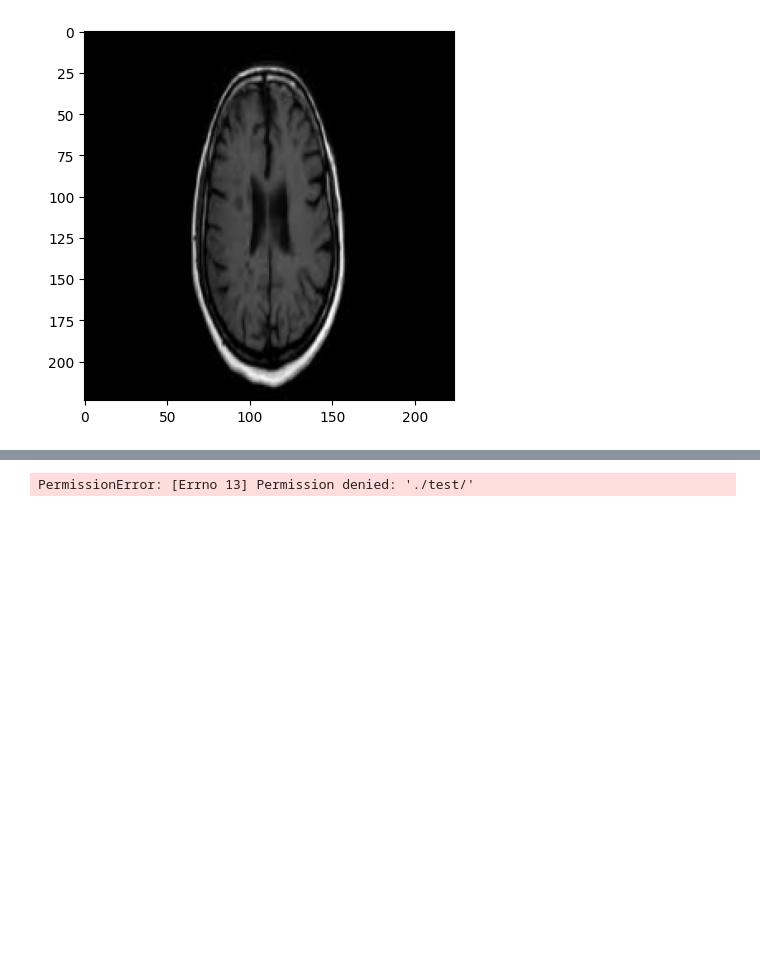
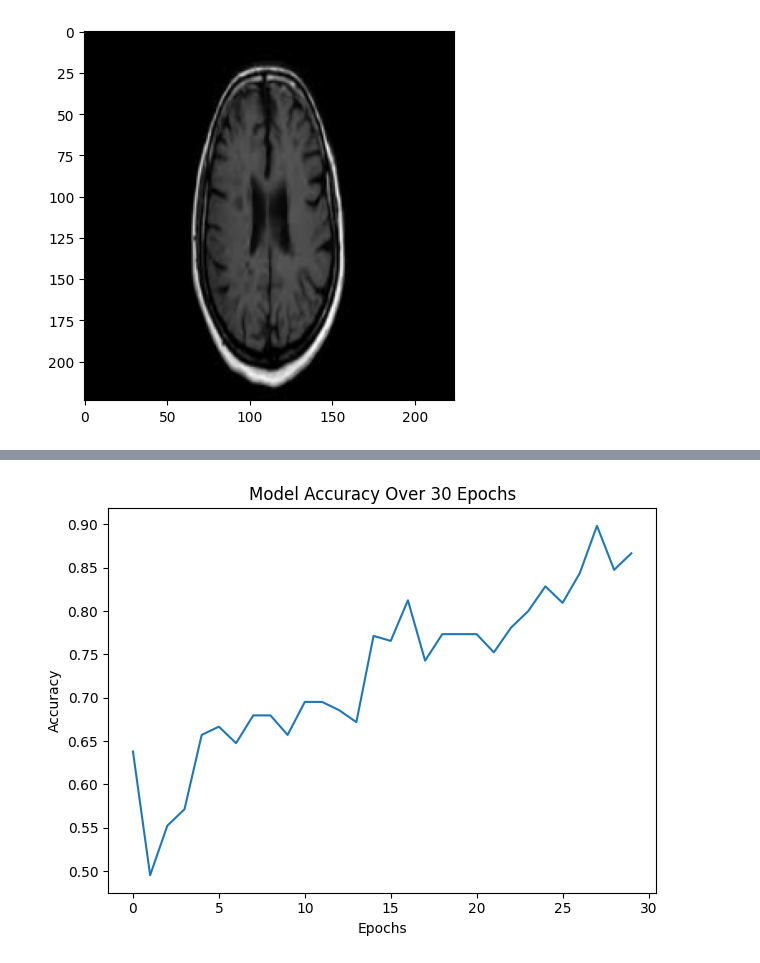
Before and after one commit to Qamil-Mirza/My-Data-Projects, a Jupyter notebook: Tumor-Classification/classifier.ipynb, the cells around one changed output, grey strips where cells are left out. Drawn from its saved outputs; the diff is of its cells as text; code cells hidden in the pictures; blank space fills up the shorter version.

Commit message:
added baseline model

```diff
--- a/Tumor-Classification/classifier.ipynb
+++ b/Tumor-Classification/classifier.ipynb
@@ -153,7 +149,7 @@ train_generator = train_datagen.flow_from_directory(
 
 # Create a simple CNN model
 model = models.Sequential()
-model.add(layers.Conv2D(32, (3, 3), activation='relu', input_shape=(img_width, img_height, 3)))
+model.add(layers.Conv2D(64, (3, 3), activation='relu', input_shape=(img_width, img_height, 3)))
 model.add(layers.MaxPooling2D((2, 2)))
 model.add(layers.Conv2D(64, (3, 3), activation='relu'))
 model.add(layers.MaxPooling2D((2, 2)))
@@ -167,13 +163,13 @@ model.add(layers.Dense(1, activation='sigmoid'))
 model.compile(optimizer='adam', loss='binary_crossentropy', metrics=['accuracy'])
 
 # Train the model
-model.fit(
+history = model.fit(
     train_generator,
     steps_per_epoch=train_generator.samples // batch_size,
-    epochs=10
+    epochs=30
 )
 
 # Save the trained model
-model.save('../Tumor-Classification/')
+# model.save('../Tumor-Classification/')
 # %% [output]
 Found 137 images belonging to 2 classes.
@@ -218,22 +235,9 @@ The image is in the positive class (Class 1).
-# %%
-from tensorflow.keras.preprocessing.image import load_img, img_to_array
-
-for test_img_path in test_images:
-        # Load image
-        img = load_img('./test/', target_size=(150, 150))  # Adjust target_size as per your model's input size
-        img_array = img_to_array(img)
-        img_array = img_array.reshape((1, *img_array.shape))
-
-        # Make prediction
-        prediction = model.predict(img_array)
-        predicted_class = np.argmax(prediction)
-
-        # Get ground truth label from the image path
-        ground_truth_class = class_name  # Assuming class name is part of the image path
-
-        # Plot the image with prediction and ground truth
-        plt.imshow(img)
-        plt.title(f'Predicted: {predicted_class}, Ground Truth: {ground_truth_class}')
-        plt.show()
-# %% [output]
-PermissionError: [Errno 13] Permission denied: './test/'
+# %%
+plt.plot(history.history['accuracy'])
+plt.title('Model Accuracy Over 30 Epochs')
+plt.xlabel('Epochs')
+plt.ylabel('Accuracy')
+plt.tight_layout()
+plt.show()
+# %% [output]
+[figure, added]
```
Also changed, not shown: parts of 14 cells of this notebook.
